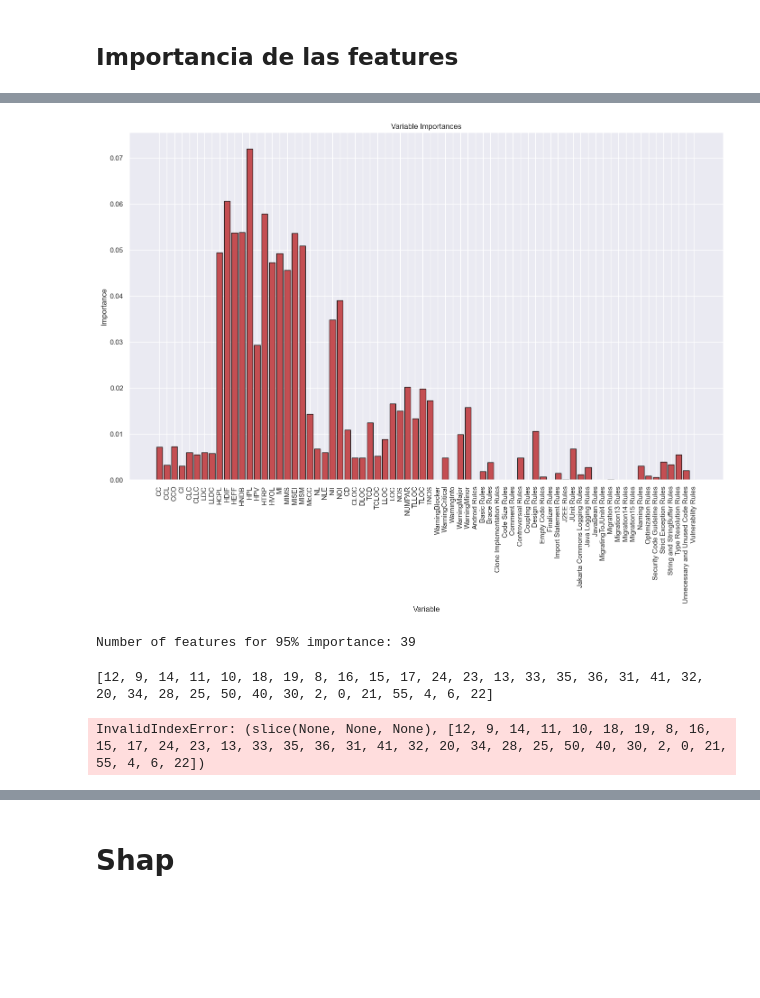
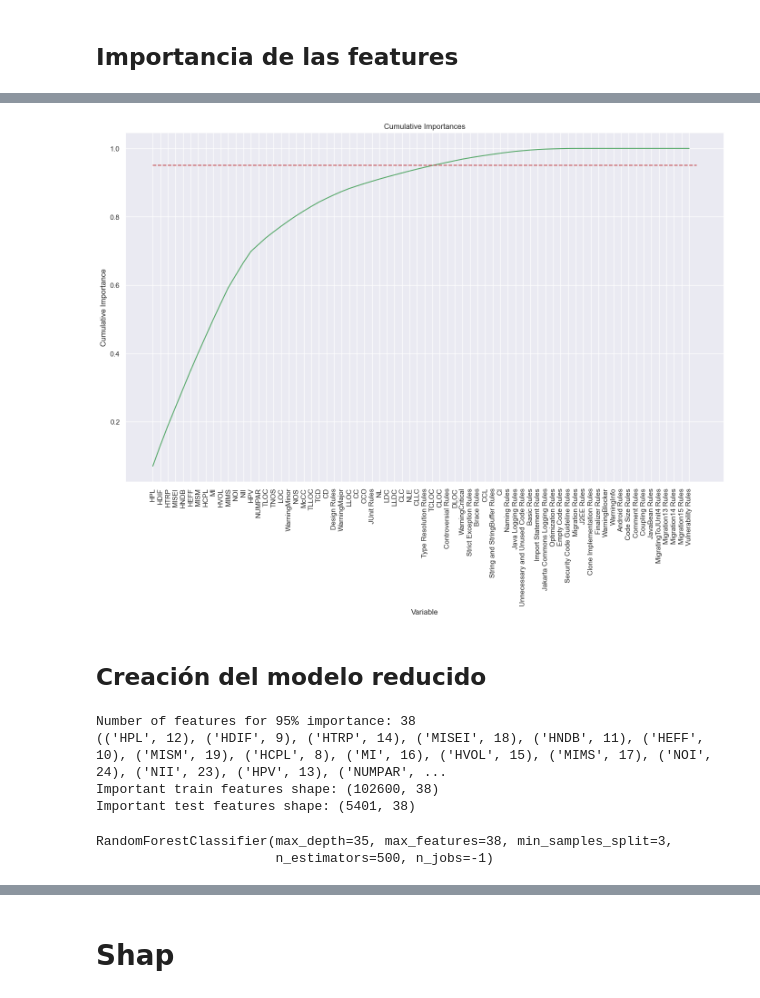
Before and after one commit to davidmacar/bug-prediction-explanation, a Jupyter notebook: clasificacion_buggy.ipynb, the cells around one changed output, grey strips where cells are left out. Drawn from its saved outputs; the diff is of its cells as text; code cells hidden in the pictures; blank space fills up the shorter version.

```diff
--- a/clasificacion_buggy.ipynb
+++ b/clasificacion_buggy.ipynb
@@ -340,36 +386,46 @@ Variable: Vulnerability Rules  Importance: 0.0
  None,
  None,
  None]
-# %%
-# list of x locations for plotting
-x_values = list(range(len(importances)))
-# Make a bar chart
-plt.figure(figsize = (17,10))
-plt.bar(x_values, importances, orientation = 'vertical', color = 'r', edgecolor = 'k', linewidth = 1)
-# Tick labels for x axis
-plt.xticks(x_values, feature_list, rotation='vertical')
-# Axis labels and title
-plt.ylabel('Importance'); plt.xlabel('Variable'); plt.title('Variable Importances');
-# %% [output]
-[figure, removed]
-# %%
-# Find number of features for cumulative importance of 95%
-# Add 1 because Python is zero-indexed
-print('Number of features for 95% importance:', np.where(cumulative_importances > 0.95)[0][0] + 1)
-# %% [output]
-Number of features for 95% importance: 39
+# %%
+x_values = list(range(len(importances)))
+# Lista de features ordenadas por importancia
+sorted_importances = [importance[1] for importance in feature_importances]
+sorted_features = [importance[0] for importance in feature_importances]
+# Importancia acumulada
+cumulative_importances = np.cumsum(sorted_importances)
+# Line graph
+plt.figure(figsize = (17,10))
+plt.plot(x_values, cumulative_importances, 'g-')
+# Draw line at 95% of importance retained
+plt.hlines(y = 0.95, xmin=0, xmax=len(sorted_importances), color = 'r', linestyles = 'dashed')
+# Format x ticks and labels
+plt.xticks(x_values, sorted_features, rotation = 'vertical')
+# Axis labels and title
+plt.xlabel('Variable'); plt.ylabel('Cumulative Importance'); plt.title('Cumulative Importances');
+# %% [output]
+[figure, added]
+# %% [markdown]
+## Creación del modelo reducido
 # %%
-# Extract the names of the most important features
-important_feature_names = [feature[0] for feature in feature_importances[0:34]]
-# Find the columns of the most important features
+# Find number of features for cumulative importance of 95%
+# Add 1 because Python is zero-indexed
+n_important = np.where(cumulative_importances > 0.95)[0][0] + 1
+print('Number of features for 95% importance:', n_important)
+
+# Lista de nombres de las variables mas importantes
+important_feature_names = [feature[0] for feature in feature_importances[0:n_important]]
+# Lista de indices de las variables mas importantes
 important_indices = [feature_list.index(feature) for feature in important_feature_names]
-print(important_indices)
+print(tuple(zip(important_feature_names, important_indices)))
+
 # Create training and testing sets with only the important features
-important_train_features = X_train[:, important_indices]
-important_test_features = X_test[:, important_indices]
+important_train_features = X_train.iloc[:, important_indices]
+important_test_features = X_test.iloc[:, important_indices]
 # Sanity check on operations
 print('Important train features shape:', important_train_features.shape)
 print('Important test features shape:', important_test_features.shape)
 # %% [output]
-[12, 9, 14, 11, 10, 18, 19, 8, 16, 15, 17, 24, 23, 13, 33, 35, 36, 31, 41, 32, 20, 34, 28, 25, 50, 40, 30, 2, 0, 21, 55, 4, 6, 22]
+Number of features for 95% importance: 38
+(('HPL', 12), ('HDIF', 9), ('HTRP', 14), ('MISEI', 18), ('HNDB', 11), ('HEFF', 10), ('MISM', 19), ('HCPL', 8), ('MI', 16), ('HVOL', 15), ('MIMS', 17), ('NOI', 24), ('NII', 23), ('HPV', 13), ('NUMPAR', ...
+Important train features shape: (102600, 38)
+Important test features shape: (5401, 38)
-InvalidIndexError: (slice(None, None, None), [12, 9, 14, 11, 10, 18, 19, 8, 16, 15, 17, 24, 23, 13, 33, 35, 36, 31, 41, 32, 20, 34, 28, 25, 50, 40, 30, 2, 0, 21, 55, 4, 6, 22])
@@ -377,0 +432,9 @@ entry_to_explain = 5
+# %%
+# Modelo reducido
+rf_reduced = RandomForestClassifier(max_depth = 35, max_features = n_important, min_samples_split = 3, n_estimators = 500, n_jobs = -1)
+
+# Entrenamiento del modelo
+rf_reduced.fit(important_train_features, y_train)
+# %% [output]
+RandomForestClassifier(max_depth=35, max_features=38, min_samples_split=3,
+                       n_estimators=500, n_jobs=-1)
```
Also changed, not shown: parts of 40 cells of this notebook, 1 other file.
